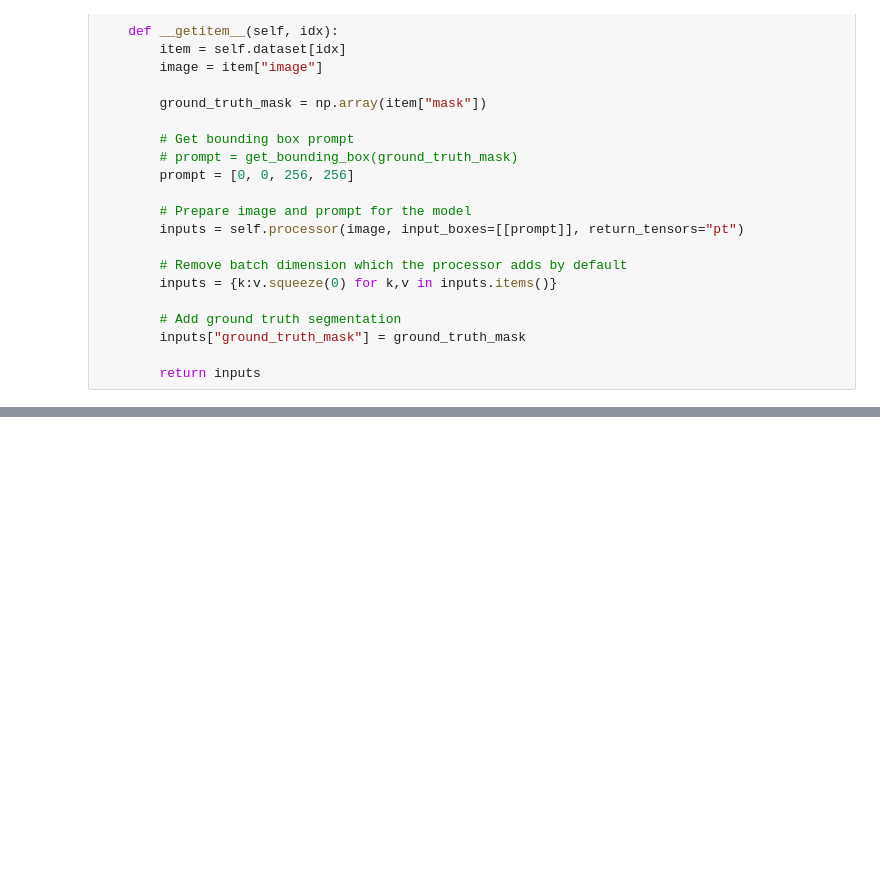
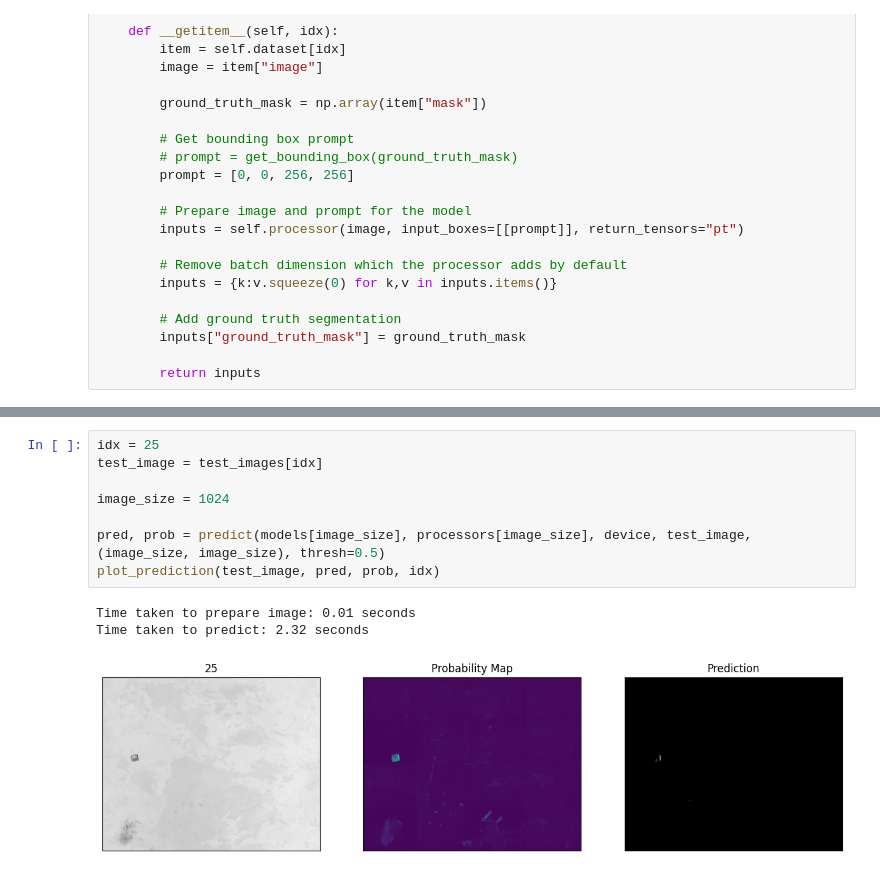
Before and after one commit to firdavsn/DINOv2_Sparse_Matching, a Jupyter notebook: main.ipynb, the cells around one changed output, grey strips where cells are left out. Saved outputs shown, nothing was run; the diff lists cells and outputs as text; blank space fills up the shorter version.

```diff
--- a/main.ipynb
+++ b/main.ipynb
@@ -435,0 +538,12 @@ for size in [512, 1024, 2048]:
+# %%
+idx = 25
+test_image = test_images[idx]
+
+image_size = 1024
+
+pred, prob = predict(models[image_size], processors[image_size], device, test_image, (image_size, image_size), thresh=0.5)
+plot_prediction(test_image, pred, prob, idx)
+# %% [output]
+Time taken to prepare image: 0.01 seconds
+Time taken to predict: 2.32 seconds
+[figure, added]
```
Also changed, not shown: parts of 35 cells of this notebook, 52 other files.
